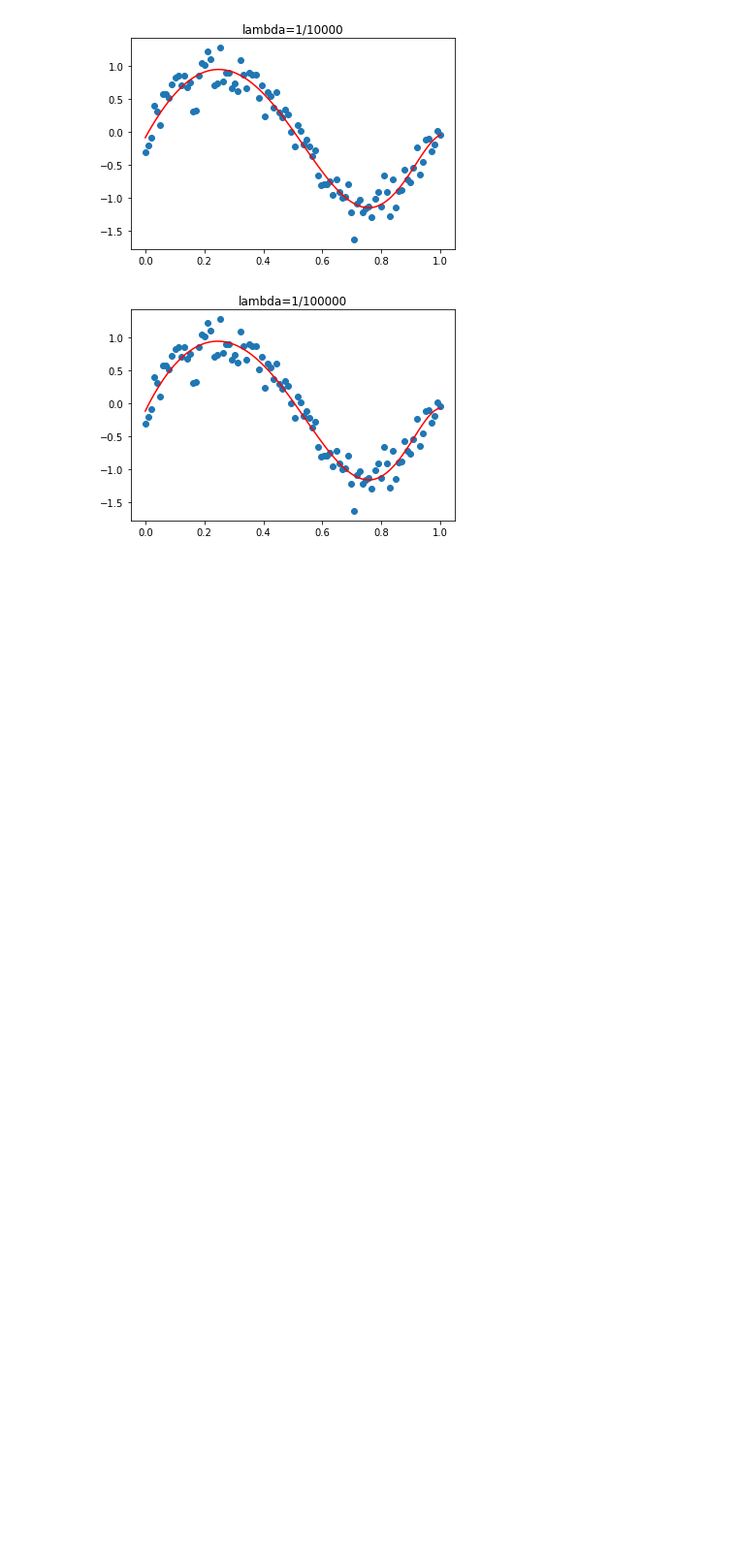
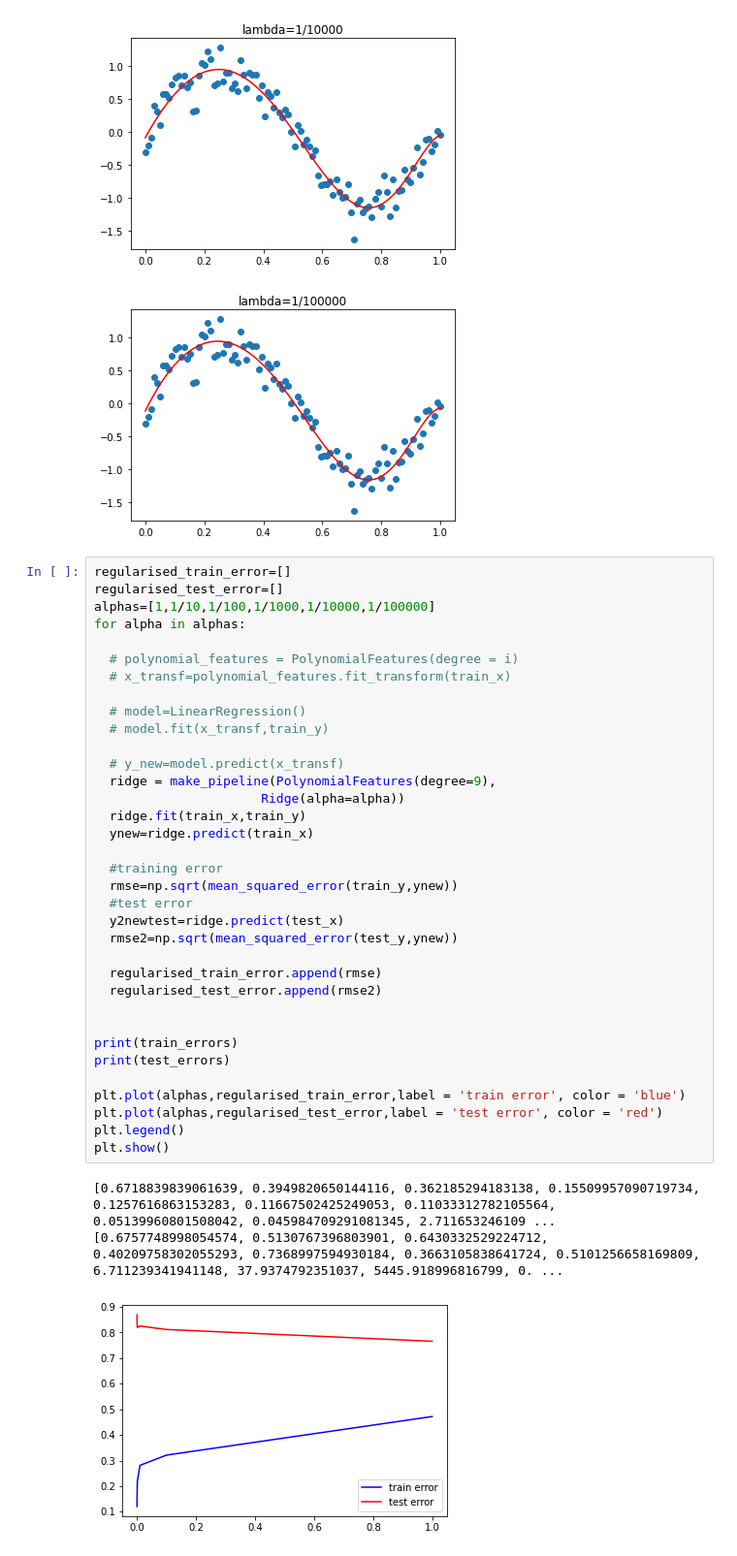
Before and after one commit to rohanmandrekar/overfitting-using-higher-order-linear-regression, a Jupyter notebook: overfitting.ipynb, the cells around one changed output. Shown: that part at 97% size. Saved outputs shown, nothing was run; the diff lists cells and outputs as text; blank space fills up the shorter version.

```diff
--- a/overfitting.ipynb
+++ b/overfitting.ipynb
@@ -421,3 +421,42 @@ plt.show()
 [figure]
 [figure]
 [figure]
+# %%
+regularised_train_error=[]
+regularised_test_error=[]
+alphas=[1,1/10,1/100,1/1000,1/10000,1/100000]
+for alpha in alphas:
+
+  # polynomial_features = PolynomialFeatures(degree = i)
+  # x_transf=polynomial_features.fit_transform(train_x)
+
+  # model=LinearRegression()
+  # model.fit(x_transf,train_y)
+
+  # y_new=model.predict(x_transf)
+  ridge = make_pipeline(PolynomialFeatures(degree=9),
+                      Ridge(alpha=alpha))
+  ridge.fit(train_x,train_y)
+  ynew=ridge.predict(train_x)
+
+  #training error
+  rmse=np.sqrt(mean_squared_error(train_y,ynew))
+  #test error
+  y2newtest=ridge.predict(test_x)
+  rmse2=np.sqrt(mean_squared_error(test_y,ynew))
+
+  regularised_train_error.append(rmse)
+  regularised_test_error.append(rmse2)
+
+
+print(train_errors)
+print(test_errors)
+
+plt.plot(alphas,regularised_train_error,label = 'train error', color = 'blue')
+plt.plot(alphas,regularised_test_error,label = 'test error', color = 'red')
+plt.legend()
+plt.show()
+# %% [output]
+[0.6718839839061639, 0.3949820650144116, 0.362185294183138, 0.15509957090719734, 0.1257616863153283, 0.11667502425249053, 0.11033312782105564, 0.05139960801508042, 0.045984709291081345, 2.711653246109 ...
+[0.6757748998054574, 0.5130767396803901, 0.6430332529224712, 0.40209758302055293, 0.7368997594930184, 0.3663105838641724, 0.5101256658169809, 6.711239341941148, 37.9374792351037, 5445.918996816799, 0. ...
+[figure, added]
```
